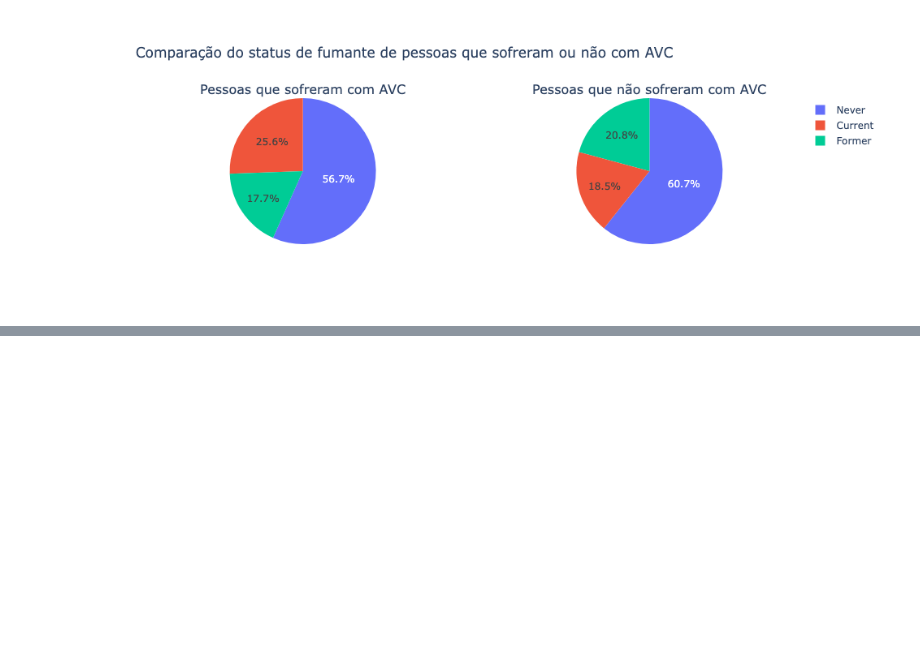
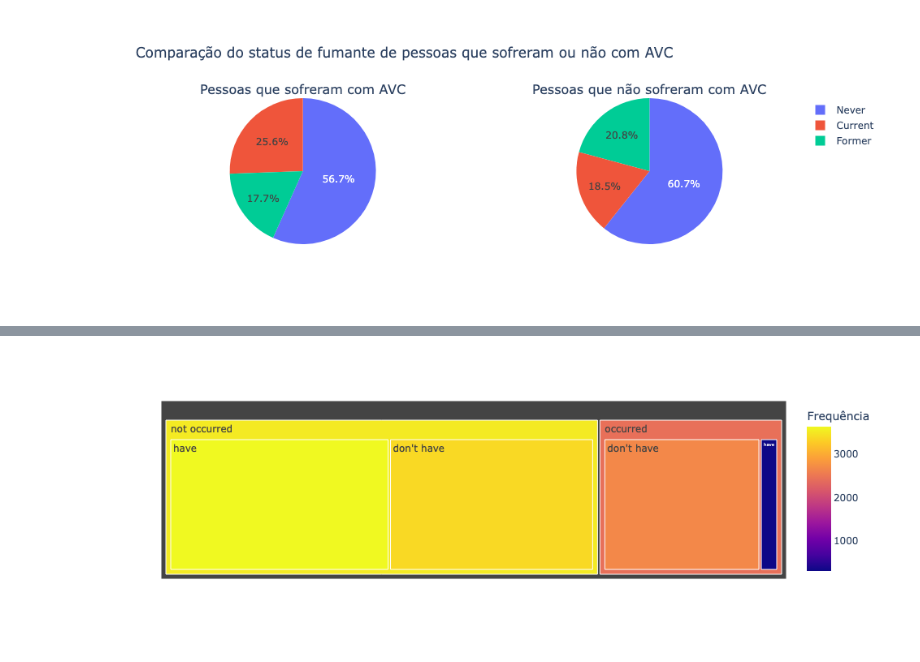
Before and after one commit to P-E-N-T-E-S/Analise-Dados-AVC, a Jupyter notebook: Stroke_analytics.ipynb, the cells around one changed output, grey strips where cells are left out. Cells and saved outputs as stored; diff of their text form; code cells hidden in the pictures; blank space fills up the shorter version.

```diff
--- a/Stroke_analytics.ipynb
+++ b/Stroke_analytics.ipynb
@@ -328,0 +347,13 @@ TypeError: unsupported operand type(s) for /: 'str' and 'int'
+# %%
+aux1 = df3[["hypertension", "stroke"]].value_counts().reset_index()
+aux1.columns = ["hypertension", "stroke", "count"]
+
+fig = px.treemap(aux1,
+                 path=["stroke", "hypertension"],
+                 values="count",
+                 color="count",
+                 color_continuous_scale="Plasma")
+fig.update_layout(coloraxis_colorbar=dict(title="Frequência"))
+fig.show()
+# %% [output]
+[figure, added]
```
Also changed, not shown: parts of 2 cells of this notebook.
